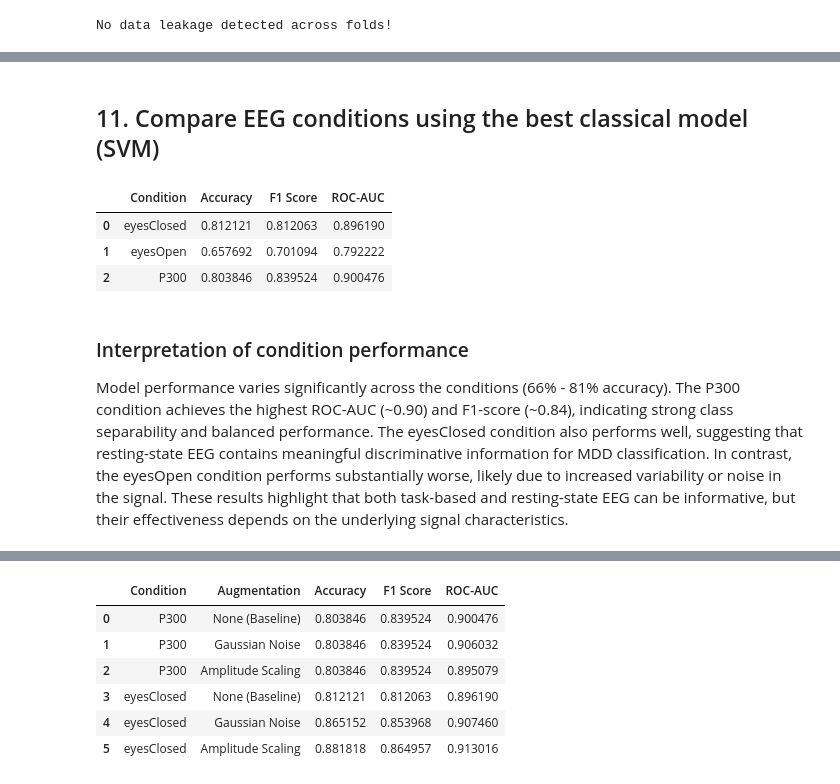
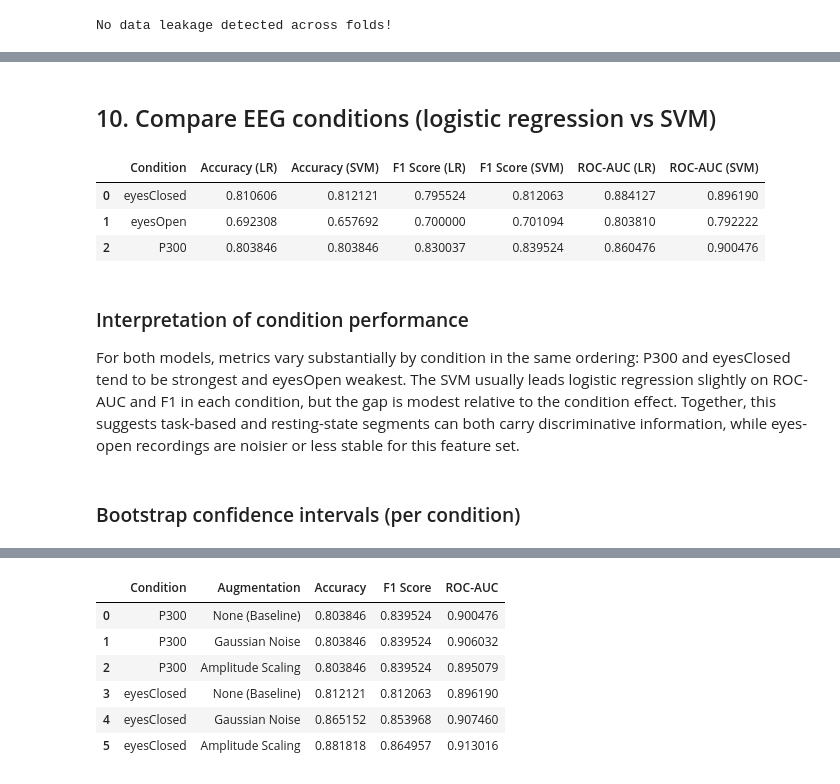
Before and after one commit to BJAngulo/MSSE-277b-final-project-, a Jupyter notebook: notebooks/01_pipeline.ipynb, the cells around one changed output, grey strips where cells are left out. Drawn from its saved outputs; the diff is of its cells as text; code cells hidden in the pictures.

Commit message:
updating bootstrapping and model evaluation/comparison

```diff
--- a/notebooks/01_pipeline.ipynb
+++ b/notebooks/01_pipeline.ipynb
@@ -335,49 +415,68 @@ The confusion matrix reveals that the SVM model is more effective at identifying
 # %% [markdown]
-## 11. Compare EEG conditions using the best classical model (SVM)
+## 10. Compare EEG conditions (logistic regression vs SVM)
 # %%
+CONDITIONS = ["eyesClosed", "eyesOpen", "P300"]
+
 
 def run_condition_model(condition_name, metadata_df, X, y, groups, model):
     """ Run the model separately for a specific condition
     (e.g. eyesClosed, eyesOpen, P300)
     to see if performance differs by condition.
     """
     mask = metadata_df["condition"] == condition_name
 
     X_cond = X[mask]
     y_cond = y[mask]
     groups_cond = groups[mask]
 
     gkf_cond = GroupKFold(n_splits=5)
 
     results = cross_validate(
         model,
         X_cond,
         y_cond,
         groups=groups_cond,
         cv=gkf_cond,
         scoring=["accuracy", "f1", "roc_auc"]
     )
 
     return {
         "Condition": condition_name,
         "Accuracy": results["test_accuracy"].mean(),
         "F1 Score": results["test_f1"].mean(),
         "ROC-AUC": results["test_roc_auc"].mean()
     }
 
-condition_results = pd.DataFrame([
-    run_condition_model("eyesClosed", metadata_df, X, y, groups, pipeline_svm),
-    run_condition_model("eyesOpen", metadata_df, X, y, groups, pipeline_svm),
-    run_condition_model("P300", metadata_df, X, y, groups, pipeline_svm)
+
+lr_condition_results = pd.DataFrame([
+    run_condition_model(c, metadata_df, X, y, groups, pipeline_lr)
+    for c in CONDITIONS
 ])
 
-condition_results
+svm_condition_results = pd.DataFrame([
+    run_condition_model(c, metadata_df, X, y, groups, pipeline_svm)
+    for c in CONDITIONS
+])
+
+condition_results_comparison = pd.DataFrame({
+    "Condition": lr_condition_results["Condition"],
+    "Accuracy (LR)": lr_condition_results["Accuracy"],
+    "Accuracy (SVM)": svm_condition_results["Accuracy"],
+    "F1 Score (LR)": lr_condition_results["F1 Score"],
+    "F1 Score (SVM)": svm_condition_results["F1 Score"],
+    "ROC-AUC (LR)": lr_condition_results["ROC-AUC"],
+    "ROC-AUC (SVM)": svm_condition_results["ROC-AUC"],
+})
+
+condition_results_comparison
 # %% [output]
-|  | Condition | Accuracy | F1 Score | ROC-AUC |
-| 0 | eyesClosed | 0.812121 | 0.812063 | 0.896190 |
-| 1 | eyesOpen | 0.657692 | 0.701094 | 0.792222 |
-| 2 | P300 | 0.803846 | 0.839524 | 0.900476 |
+|  | Condition | Accuracy (LR) | Accuracy (SVM) | F1 Score (LR) | F1 Score (SVM) | ROC-AUC (LR) | ROC-AUC (SVM) |
+| 0 | eyesClosed | 0.810606 | 0.812121 | 0.795524 | 0.812063 | 0.884127 | 0.896190 |
+| 1 | eyesOpen | 0.692308 | 0.657692 | 0.700000 | 0.701094 | 0.803810 | 0.792222 |
+| 2 | P300 | 0.803846 | 0.803846 | 0.830037 | 0.839524 | 0.860476 | 0.900476 |
 # %% [markdown]
 ### Interpretation of condition performance
 
-Model performance varies significantly across the conditions (66% - 81% accuracy). The P300 condition achieves the highest ROC-AUC (~0.90) and F1-score (~0.84), indicating strong class separability and balanced performance. The eyesClosed condition also performs well, suggesting that resting-state EEG contains meaningful discriminative information for MDD classification. In contrast, the eyesOpen condition performs substantially worse, likely due to increased variability or noise in the signal. These results highlight that both task-based and resting-state EEG can be informative, but their effectiveness depends on the underlying signal characteristics.
+For both models, metrics vary substantially by condition in the same ordering: P300 and eyesClosed tend to be strongest and eyesOpen weakest. The SVM usually leads logistic regression slightly on ROC-AUC and F1 in each condition, but the gap is modest relative to the condition effect. Together, this suggests task-based and resting-state segments can both carry discriminative information, while eyes-open recordings are noisier or less stable for this feature set.
+# %% [markdown]
+### Bootstrap confidence intervals (per condition)
```
Also changed, not shown: parts of 24 cells of this notebook.
